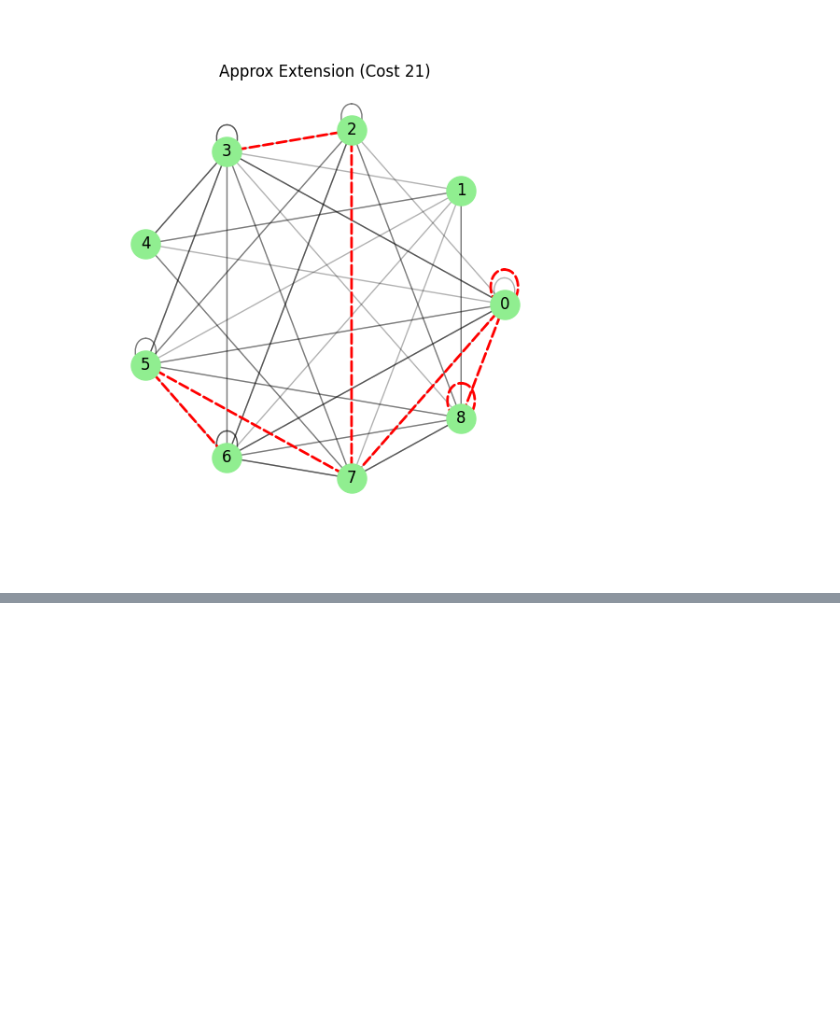
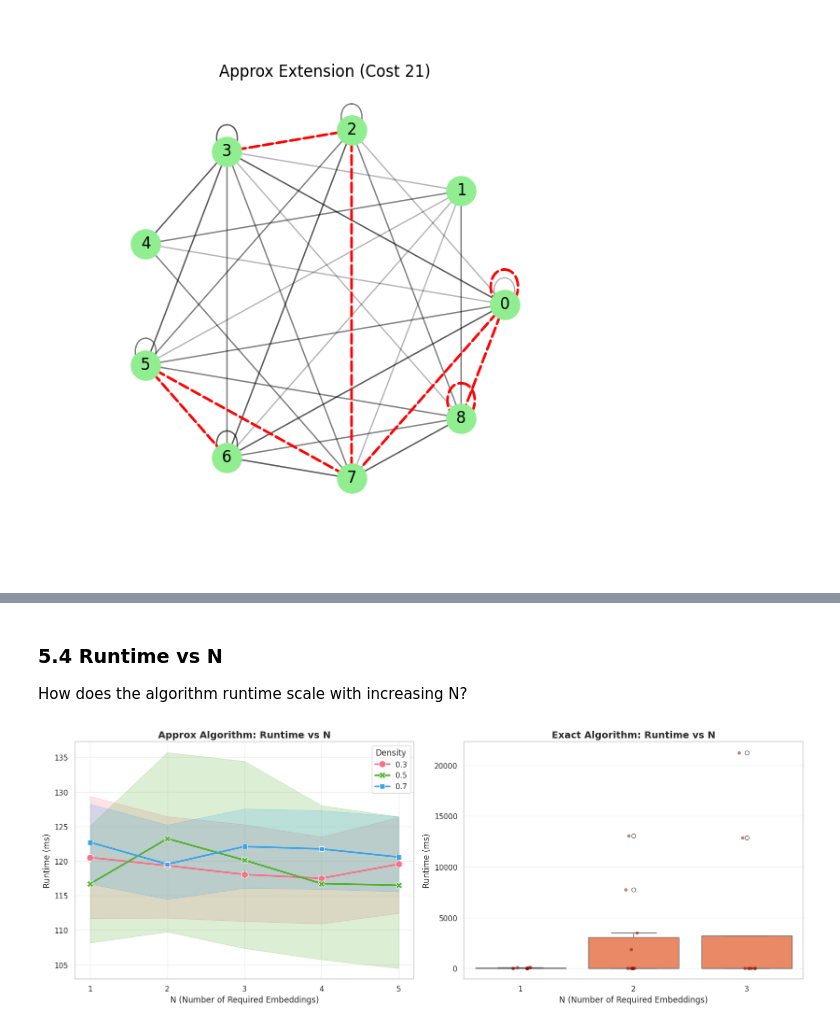
Before and after one commit to mvishiu11/AAC, a Jupyter notebook: benchmark/analysis.ipynb, the cells around one changed output, grey strips where cells are left out. Saved outputs shown, nothing was run; the diff lists cells and outputs as text; code cells hidden in the pictures; blank space fills up the shorter version.

```diff
--- a/benchmark/analysis.ipynb
+++ b/benchmark/analysis.ipynb
@@ -171,0 +385,48 @@ Visual Comparison of Extensions (Red Dashed Lines = Added Edges)
+# %% [markdown]
+### 5.4 Runtime vs N
+
+How does the algorithm runtime scale with increasing N?
+# %%
+if len(cost_n_df) > 0:
+    fig, axes = plt.subplots(1, 2, figsize=(16, 6))
+
+    # Left: Approx runtime vs N
+    ax1 = axes[0]
+    approx_df = cost_n_df[cost_n_df['algorithm'] == 'approx']
+
+    palette = sns.color_palette("husl", n_colors=len(approx_df['density'].unique()))
+    sns.lineplot(data=approx_df, x='n_mappings', y='time', hue='density',
+                 style='density', markers=True, dashes=False,
+                 linewidth=2.5, markersize=10, palette=palette, ax=ax1,
+                 err_style='band', errorbar=('ci', 95))
+
+    ax1.set_title("Approx Algorithm: Runtime vs N", fontsize=14, fontweight='bold')
+    ax1.set_xlabel("N (Number of Required Embeddings)", fontsize=12)
+    ax1.set_ylabel("Runtime (ms)", fontsize=12)
+    ax1.legend(title="Density")
+    ax1.grid(True, alpha=0.3)
+    ax1.set_xticks(sorted(approx_df['n_mappings'].unique()))
+
+    # Right: Exact runtime vs N (if available)
+    ax2 = axes[1]
+    exact_df = cost_n_df[cost_n_df['algorithm'] == 'exact']
+
+    if len(exact_df) > 0:
+        sns.boxplot(data=exact_df, x='n_mappings', y='time', color='coral', ax=ax2)
+        sns.stripplot(data=exact_df, x='n_mappings', y='time', color='darkred', alpha=0.5, ax=ax2)
+
+        ax2.set_title("Exact Algorithm: Runtime vs N", fontsize=14, fontweight='bold')
+        ax2.set_xlabel("N (Number of Required Embeddings)", fontsize=12)
+        ax2.set_ylabel("Runtime (ms)", fontsize=12)
+        ax2.grid(True, axis='y', alpha=0.3)
+    else:
+        ax2.text(0.5, 0.5, "No Exact data available", ha='center', va='center',
+                transform=ax2.transAxes, fontsize=14)
+        ax2.set_title("Exact Algorithm: Runtime vs N", fontsize=14, fontweight='bold')
+
+    plt.tight_layout()
+    plt.show()
+else:
+    print("No data available for this visualization.")
+# %% [output]
+[figure, added]
```
Also changed, not shown: parts of 13 cells of this notebook, 8 other files.
